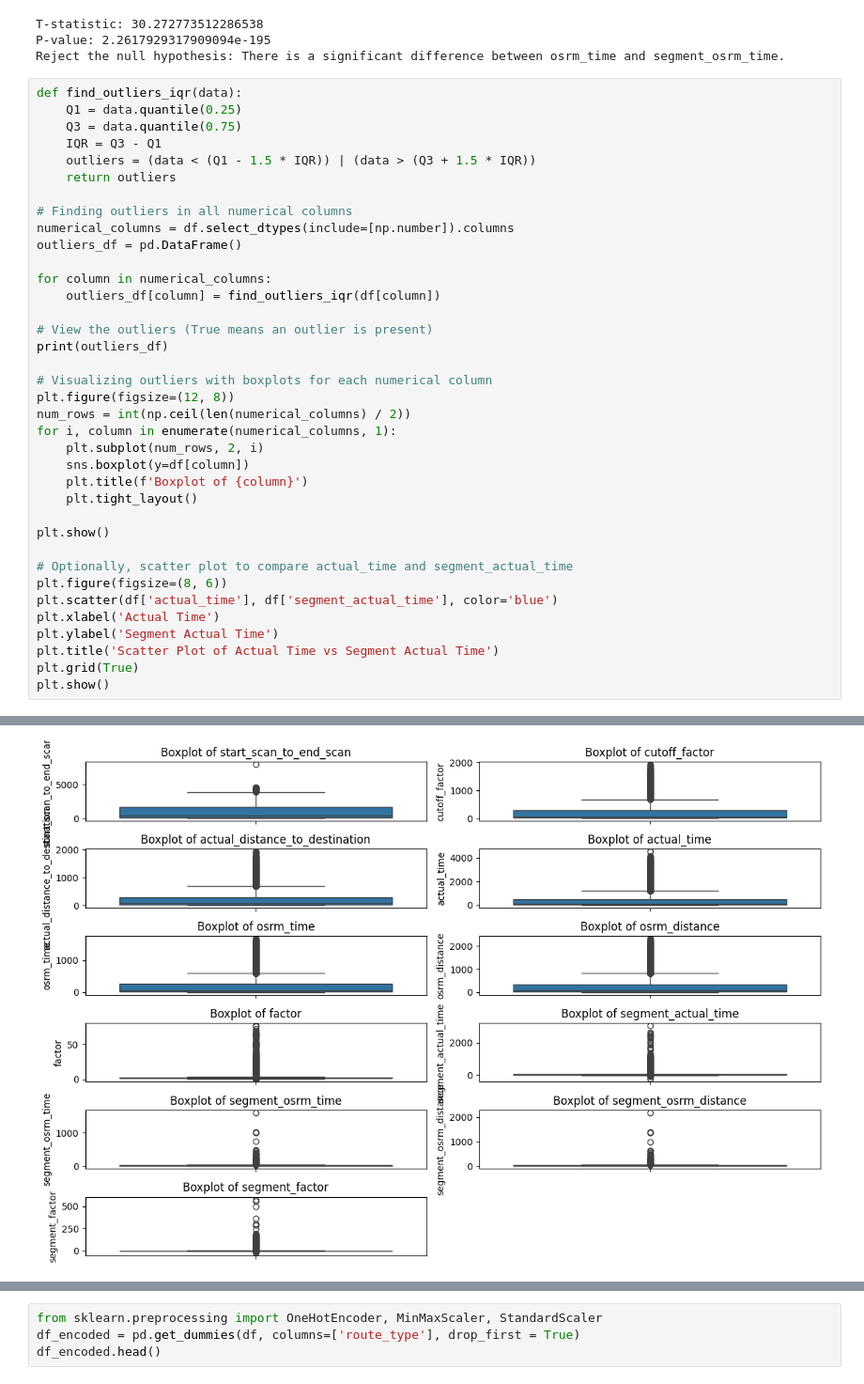
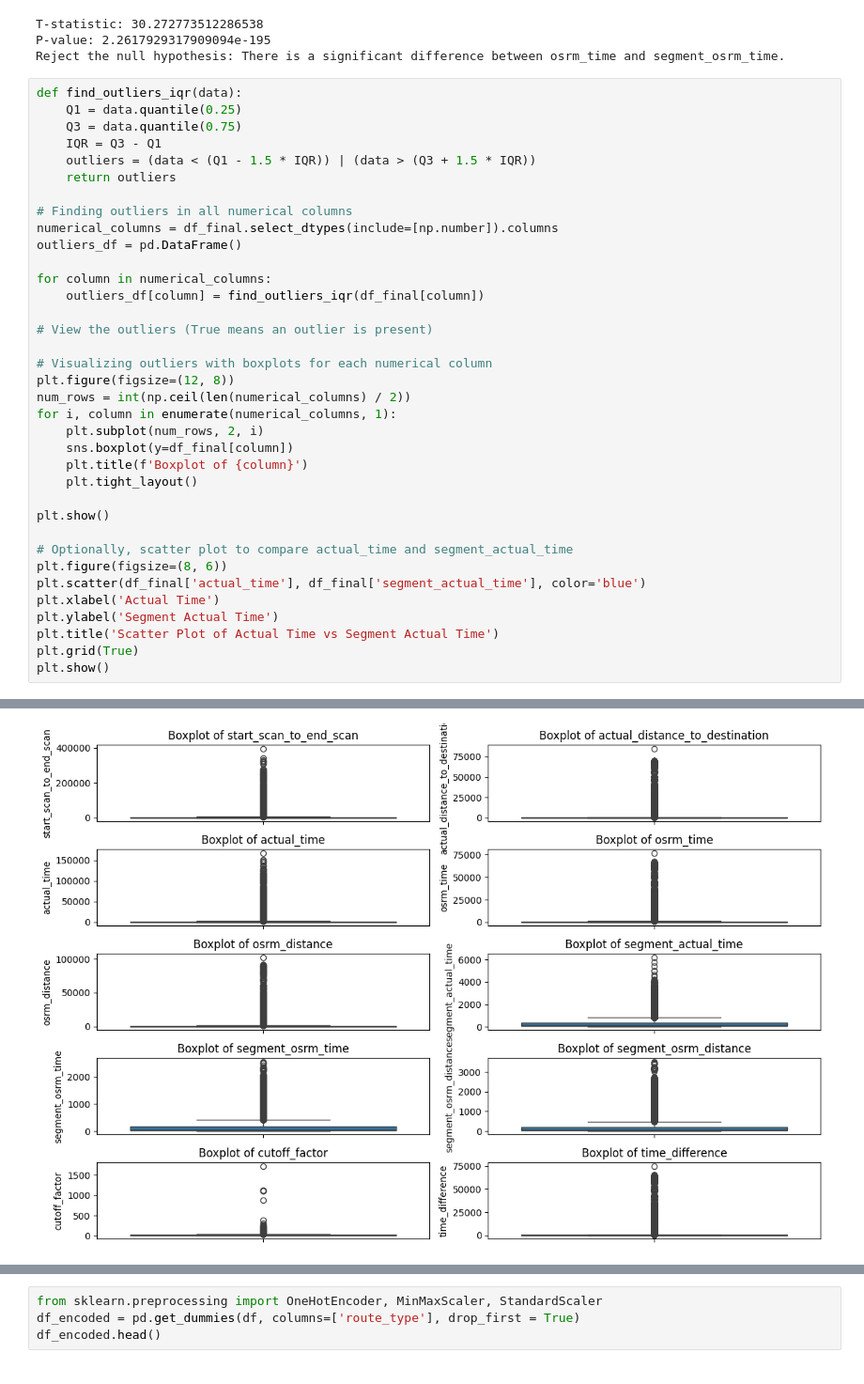
Before and after one commit to TharunkishoreJ/Python_Projects, a Jupyter notebook: Delivery_Case_Sudy.ipynb, the cells around one changed output, grey strips where cells are left out. Shown at 94% size. Drawn from its saved outputs; the diff is of its cells as text.

```diff
--- a/Delivery_Case_Sudy.ipynb
+++ b/Delivery_Case_Sudy.ipynb
@@ -421,21 +423,20 @@ def find_outliers_iqr(data):
     return outliers
 
 # Finding outliers in all numerical columns
-numerical_columns = df.select_dtypes(include=[np.number]).columns
+numerical_columns = df_final.select_dtypes(include=[np.number]).columns
 outliers_df = pd.DataFrame()
 
 for column in numerical_columns:
-    outliers_df[column] = find_outliers_iqr(df[column])
+    outliers_df[column] = find_outliers_iqr(df_final[column])
 
 # View the outliers (True means an outlier is present)
-print(outliers_df)
 
 # Visualizing outliers with boxplots for each numerical column
 plt.figure(figsize=(12, 8))
 num_rows = int(np.ceil(len(numerical_columns) / 2))
 for i, column in enumerate(numerical_columns, 1):
     plt.subplot(num_rows, 2, i)
-    sns.boxplot(y=df[column])
+    sns.boxplot(y=df_final[column])
     plt.title(f'Boxplot of {column}')
     plt.tight_layout()
 
@@ -443,7 +444,7 @@ plt.show()
 
 # Optionally, scatter plot to compare actual_time and segment_actual_time
 plt.figure(figsize=(8, 6))
-plt.scatter(df['actual_time'], df['segment_actual_time'], color='blue')
+plt.scatter(df_final['actual_time'], df_final['segment_actual_time'], color='blue')
 plt.xlabel('Actual Time')
 plt.ylabel('Segment Actual Time')
 plt.title('Scatter Plot of Actual Time vs Segment Actual Time')
@@ -470 +454 @@ plt.show()
-[figure, old version]
+[figure, new version]
```
Also changed, not shown: parts of 3 cells of this notebook.
